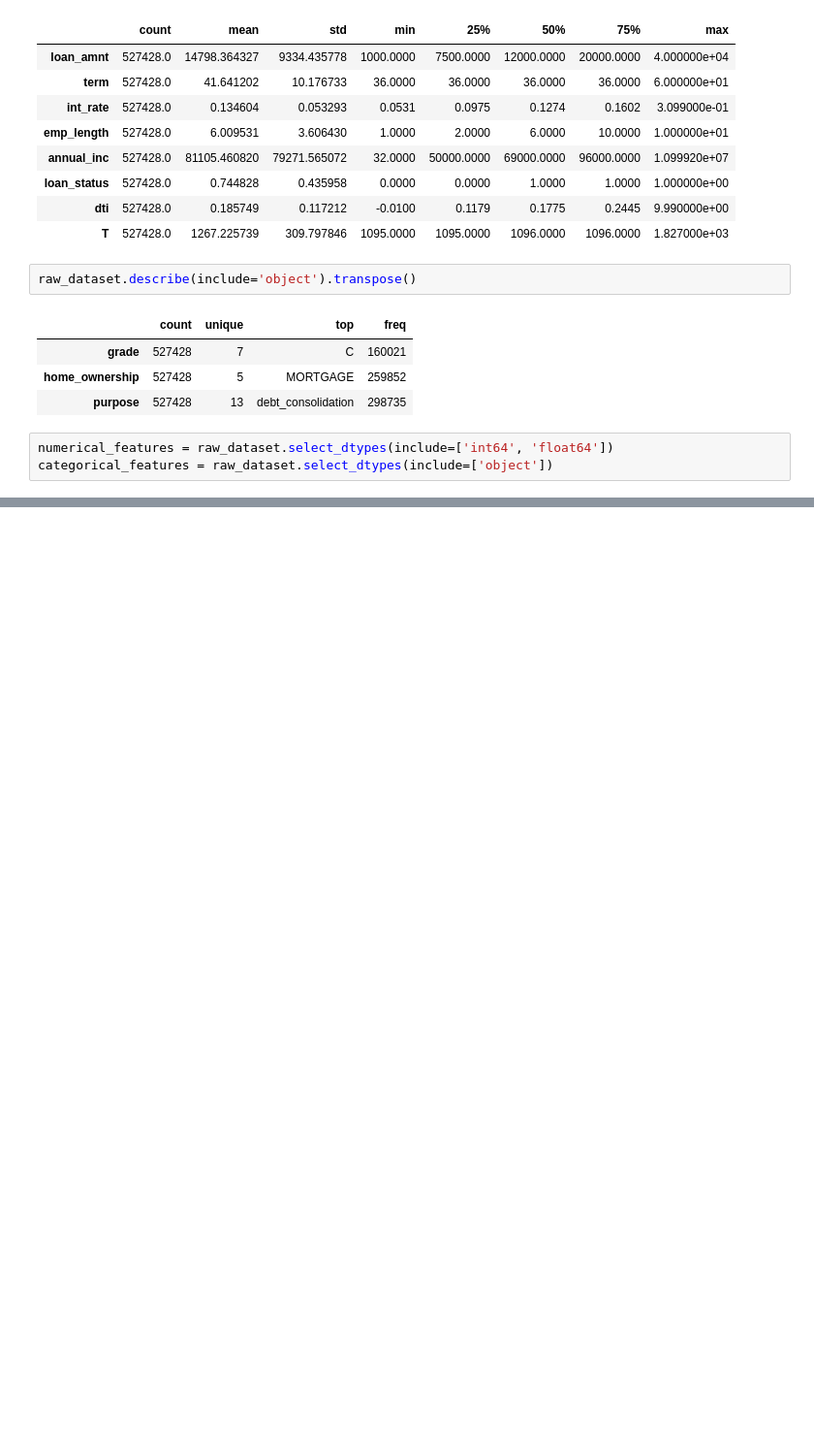
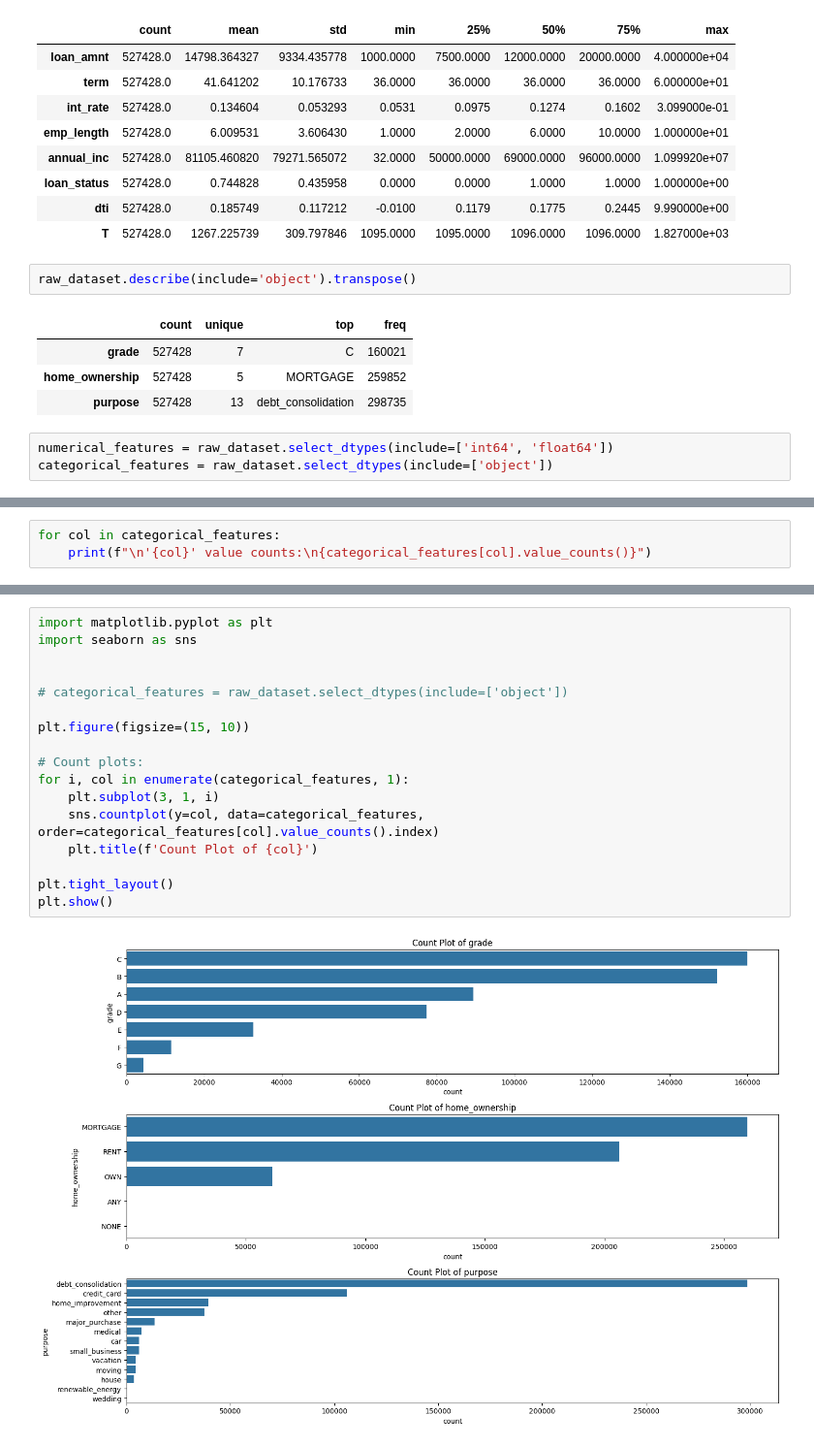
Before and after one commit to KadriSof/Data-Analysis, a Jupyter notebook: Loan Prepayment Analysis and Classification/scientificProject/notebooks/Dataset Exploration.ipynb, the cells around one changed output, grey strips where cells are left out. Shown at 97% size. Cells and saved outputs as stored; diff of their text form; blank space fills up the shorter version.

```diff
--- a/Loan Prepayment Analysis and Classification/scientificProject/notebooks/Dataset Exploration.ipynb
+++ b/Loan Prepayment Analysis and Classification/scientificProject/notebooks/Dataset Exploration.ipynb
@@ -90,0 +77,3 @@ Name: count, Length: 299, dtype: int64
+# %%
+for col in categorical_features:
+    print(f"\n'{col}' value counts:\n{categorical_features[col].value_counts()}")
@@ -90,0 +98,19 @@ Name: count, Length: 299, dtype: int64
+# %%
+import matplotlib.pyplot as plt
+import seaborn as sns
+
+
+# categorical_features = raw_dataset.select_dtypes(include=['object'])
+
+plt.figure(figsize=(15, 10))
+
+# Count plots:
+for i, col in enumerate(categorical_features, 1):
+    plt.subplot(3, 1, i)
+    sns.countplot(y=col, data=categorical_features, order=categorical_features[col].value_counts().index)
+    plt.title(f'Count Plot of {col}')
+
+plt.tight_layout()
+plt.show()
+# %% [output]
+[figure, added]
```
Also changed, not shown: parts of 17 cells of this notebook, 1 other file.
